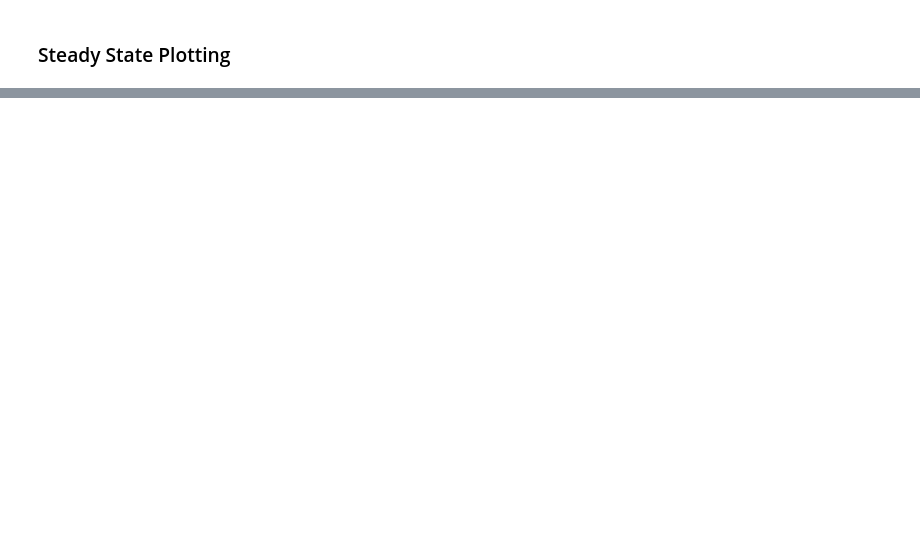
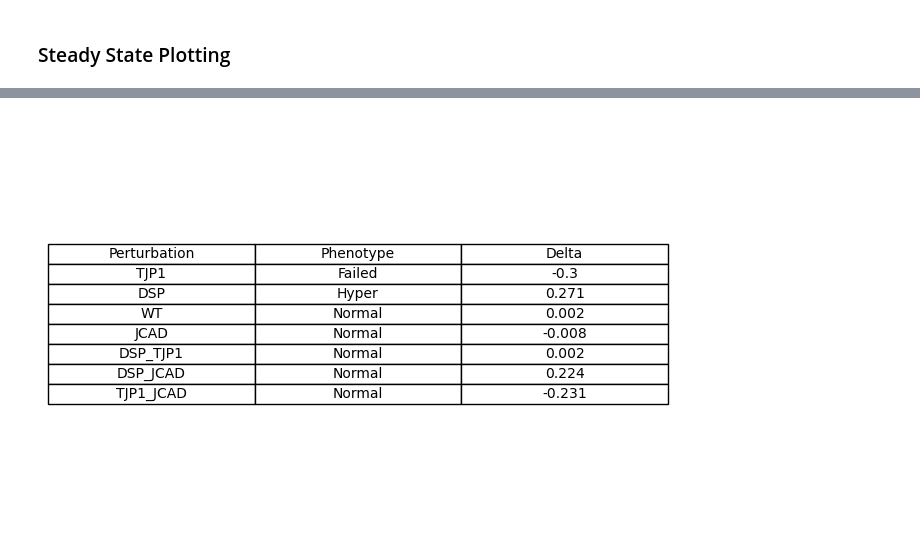
Before and after one commit to emilieyuu/endotehelial-masboss, a Jupyter notebook: notebooks/03_phase2_baseline_validation.ipynb, the cells around one changed output, grey strips where cells are left out. Cells and saved outputs as stored; diff of their text form; code cells hidden in the pictures; blank space fills up the shorter version.

```diff
--- a/notebooks/03_phase2_baseline_validation.ipynb
+++ b/notebooks/03_phase2_baseline_validation.ipynb
@@ -398,0 +416,26 @@ plot_full_ss(merged_2)
+# %%
+df = merged_2.copy().round(3).rename_axis("Perturbation").reset_index()
+df.columns = [col.capitalize() for col in df.columns]
+
+
+# Create figure
+fig, ax = plt.subplots(figsize=(8, len(df) * 0.6 + 1))
+ax.axis('off')
+
+# Create table
+table = ax.table(
+    cellText=df.values,
+    colLabels=df.columns,
+    loc='center',
+    cellLoc='center'
+)
+
+table.auto_set_font_size(False)
+table.set_fontsize(10)
+table.scale(1, 1.2)
+plt.show()
+# Save figure
+#plt.savefig(filename, bbox_inches='tight', dpi=300)
+plt.close(fig)
+# %% [output]
+[figure, added]
```
Also changed, not shown: parts of 11 cells of this notebook, 39 other files.
